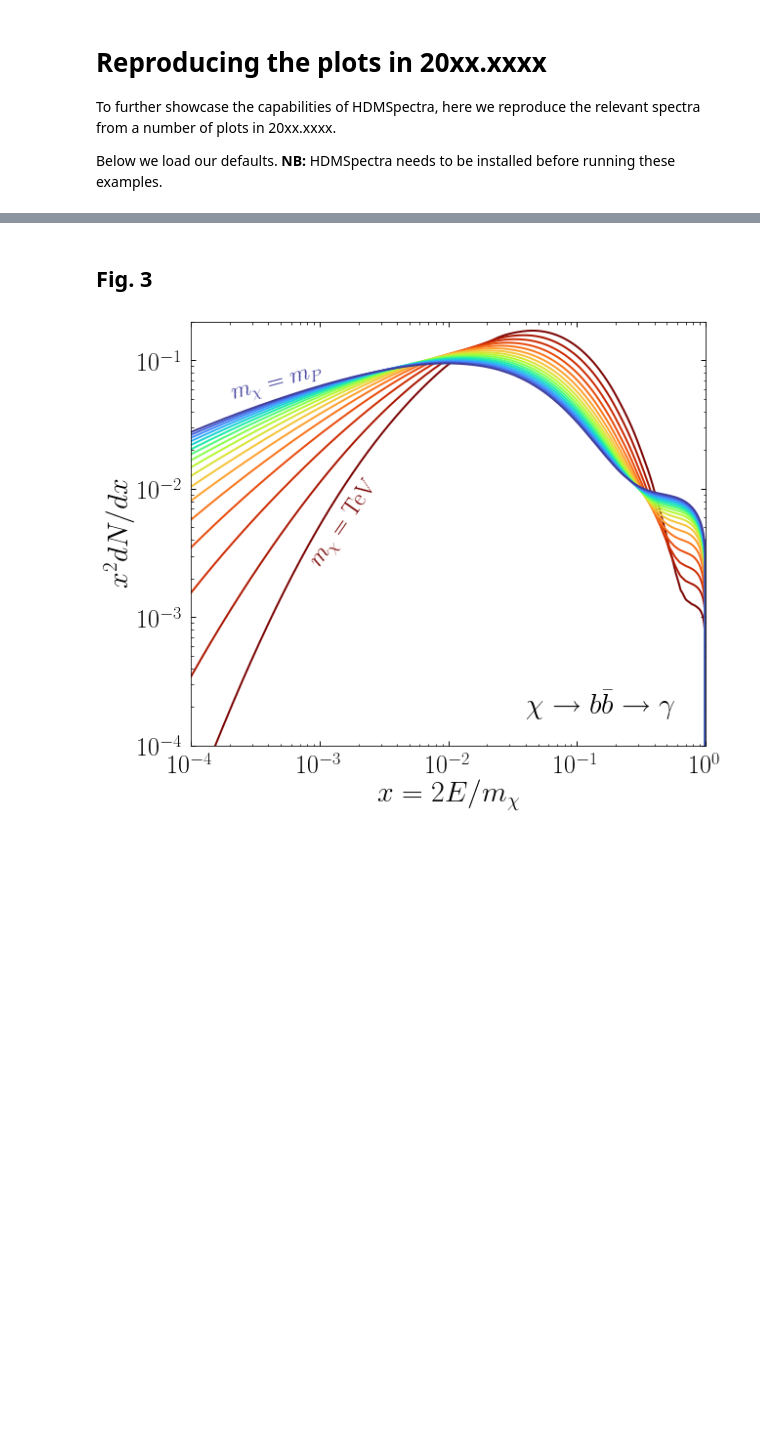
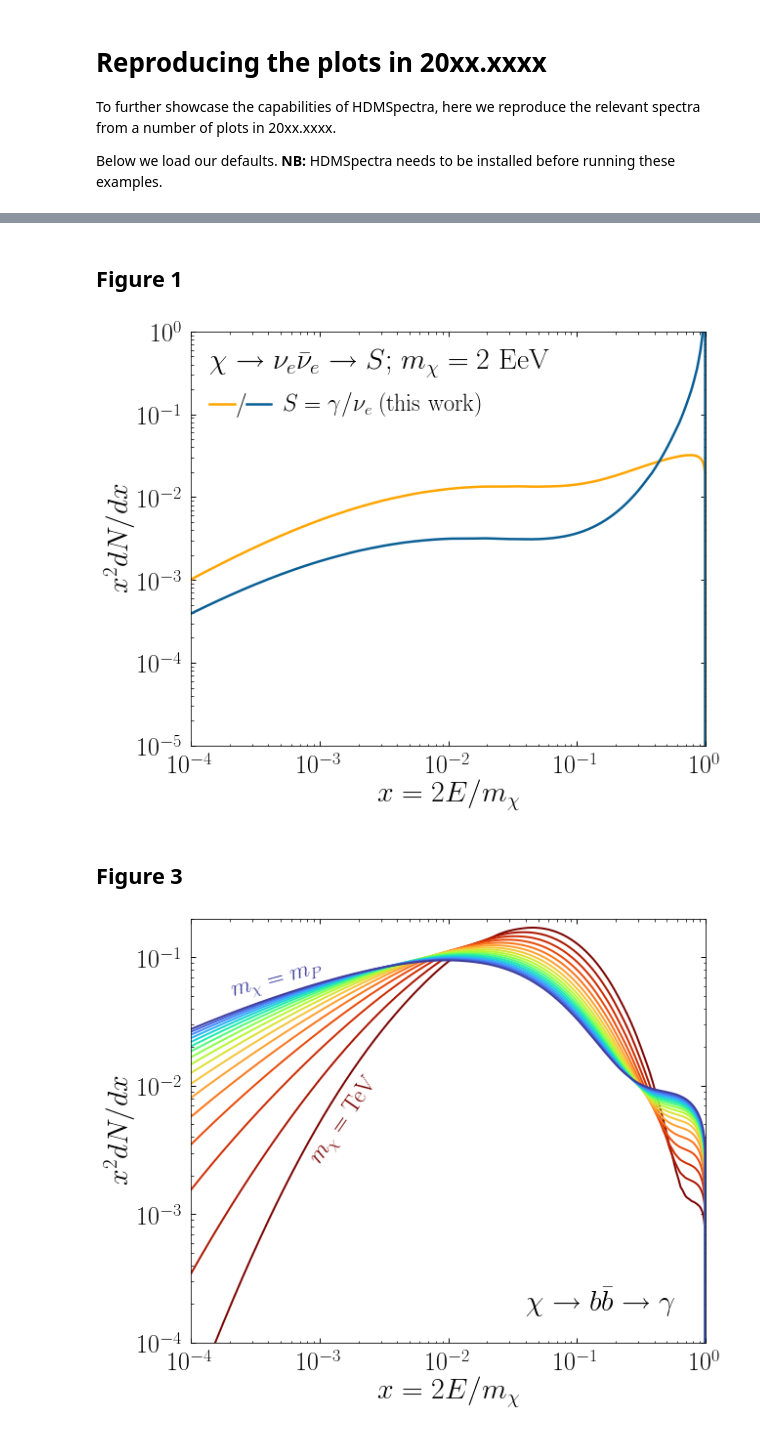
Before and after one commit to nickrodd/HDMSpectra, a Jupyter notebook: examples/ReproducingPlots.ipynb, the cells around one changed output, grey strips where cells are left out. Saved outputs shown, nothing was run; the diff lists cells and outputs as text; code cells hidden in the pictures; blank space fills up the shorter version.

Commit message:
Updated reproducing paper plots

```diff
--- a/examples/ReproducingPlots.ipynb
+++ b/examples/ReproducingPlots.ipynb
@@ -50,3 +47,44 @@ The autoreload extension is already loaded. To reload it, use:
+# %% [markdown]
+## Figure 1
+# %%
+mDM = 2.e9 # mass [GeV]
+x = np.logspace(-4.,0.,1000) # energy fractions
+
+high_id = 12 # pdg id of high scale state, indicating decay to nue and anti-nue
+
+low_id = 12 # low scale id, here nue
+nue = HDMSpectra.spec(low_id, high_id, x, mDM)
+low_id = 22 # low scale id, here photon
+gam = HDMSpectra.spec(low_id, high_id, x, mDM)
+
+high_id = 5 # pdg id of high scale state, indicating decay to a b and anti-b quark (average over chirality)
+low_id = 22 # pdg id of low scale state, here a photon
+
+fig, ax = plt.subplots(1, figsize=(10/1.1, 8/1.1))
+
+plt.plot(x, x**2.*gam,
+         lw=2.5, c='orange')
+plt.plot(x, x**2.*nue,
+         lw=2.5, c=(9./256.,95./256.,150./256.))
+
+plt.xscale('log')
+plt.yscale('log')
+plt.xlim([1.e-4,1.])
+plt.ylim([1.e-5,1.e0])
+plt.xlabel(r"$x = 2E/m_{\chi}$", fontsize=30)
+plt.ylabel(r"$x^2 dN/dx$", fontsize=30)
+
+plt.plot([1.4e-4,2.2e-4],[10**(-0.88),10**(-0.88)],lw=2.5,c='orange')
+plt.text(2.25e-4,10**(-0.962),r'$/$',fontsize=24)
+plt.plot([2.7e-4,10**(np.log10(2.7e-4)+0.19)],[10**(-0.88),10**(-0.88)], lw=2.5,
+         c=(9./256.,95./256.,150./256.))
+plt.text(1.4e-4,10**(-0.5),r'$\chi \to \nu_e \bar{\nu}_e \to S$; $m_{\chi} = 2$ EeV', fontsize=30)
+plt.text(5.2e-4,10**(-1.),r'$S = \gamma / \nu_e$ (this work)', fontsize=24)
+
+plt.tight_layout()
+plt.show()
+# %% [output]
+[figure, added]
 # %% [markdown]
-## Fig. 3
+## Figure 3
 # %%
```
Also changed, not shown: parts of 10 cells of this notebook, 1 other file.
